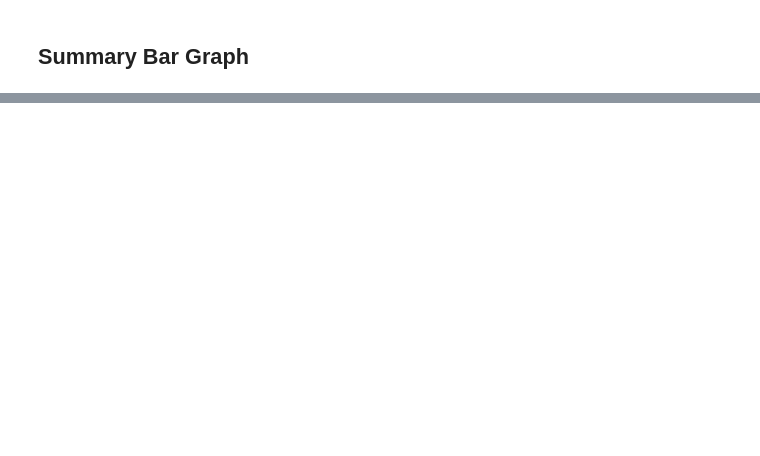
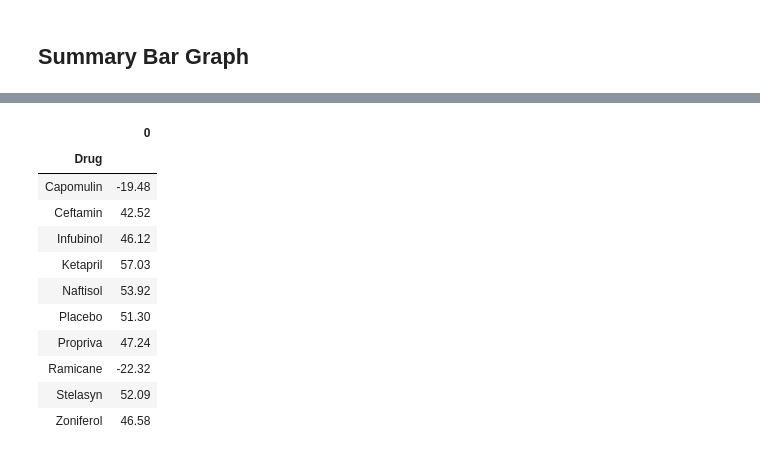
Before and after one commit to junyang42/matplotlib-challenge, a Jupyter notebook: Pymaceuticals/pymaceuticals_starter.ipynb, the cells around one changed output, grey strips where cells are left out. Cells and saved outputs as stored; diff of their text form; code cells hidden in the pictures; blank space fills up the shorter version.

```diff
--- a/Pymaceuticals/pymaceuticals_starter.ipynb
+++ b/Pymaceuticals/pymaceuticals_starter.ipynb
@@ -432,0 +436,5 @@ dtype: float64
+# %%
+ave_change = summary_pivot.diff(periods=1)
+ave_percent_change = ave_change.sum()*100/45  # since the first value of all columns equals to 45
+# Display the data to confirm
+ave_percent_change
@@ -433,2 +454,19 @@ dtype: float64
+# %%
+target_list = ave_percent_change.round(2)
+target_table4 = pd.DataFrame(target_list)
+target_table4
+# %% [output]
+|  | 0 |
+| Drug |  |
+| Capomulin | -19.48 |
+| Ceftamin | 42.52 |
+| Infubinol | 46.12 |
+| Ketapril | 57.03 |
+| Naftisol | 53.92 |
+| Placebo | 51.30 |
+| Propriva | 47.24 |
+| Ramicane | -22.32 |
+| Stelasyn | 52.09 |
+| Zoniferol | 46.58 |
 # %%
 # Store all Relevant Percent Changes into a Tuple
```
Also changed, not shown: parts of 8 cells of this notebook.
